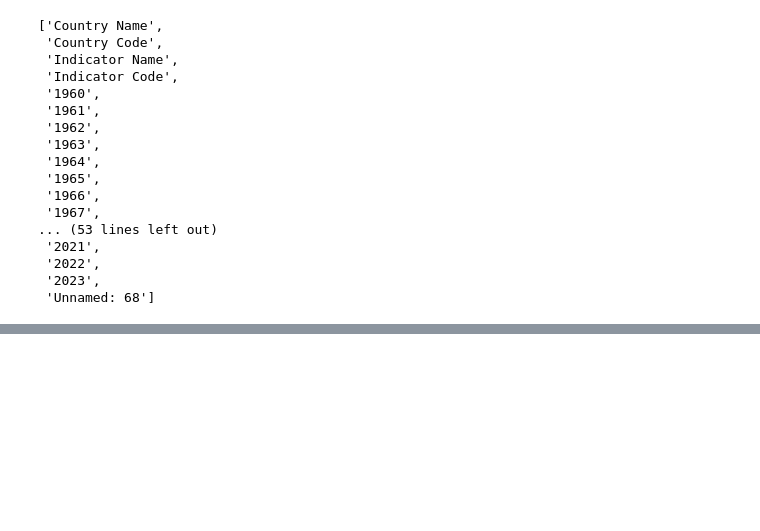
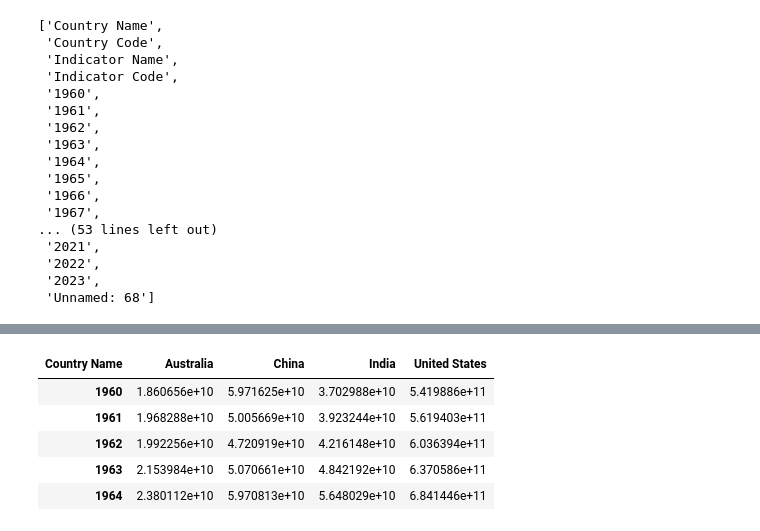
Before and after one commit to saidonepudi95/GDP_Predict_Project, a Jupyter notebook: Data_Cleaning.ipynb, the cells around one changed output, grey strips where cells are left out. Cells and saved outputs as stored; diff of their text form; code cells hidden in the pictures; blank space fills up the shorter version.

```diff
--- a/Data_Cleaning.ipynb
+++ b/Data_Cleaning.ipynb
@@ -84,0 +175,11 @@ data.columns.to_list()
+# %%
+#Transpose the Data
+filter_data=filter_data.T
+filter_data.head(5)
+# %% [output]
+| Country Name | Australia | China | India | United States |
+| 1960 | 1.860656e+10 | 5.971625e+10 | 3.702988e+10 | 5.419886e+11 |
+| 1961 | 1.968288e+10 | 5.005669e+10 | 3.923244e+10 | 5.619403e+11 |
+| 1962 | 1.992256e+10 | 4.720919e+10 | 4.216148e+10 | 6.036394e+11 |
+| 1963 | 2.153984e+10 | 5.070661e+10 | 4.842192e+10 | 6.370586e+11 |
+| 1964 | 2.380112e+10 | 5.970813e+10 | 5.648029e+10 | 6.841446e+11 |
```
Also changed, not shown: parts of 12 cells of this notebook, 1 other file.
